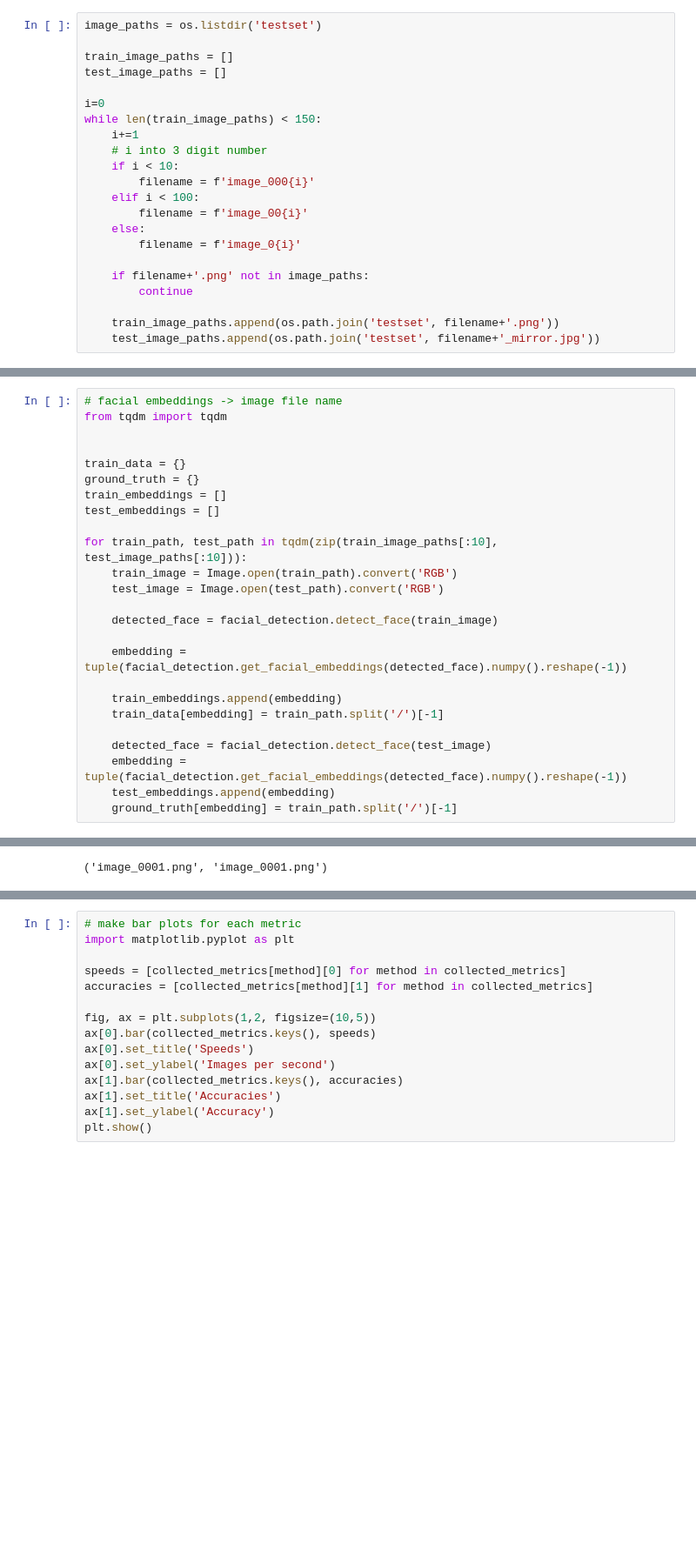
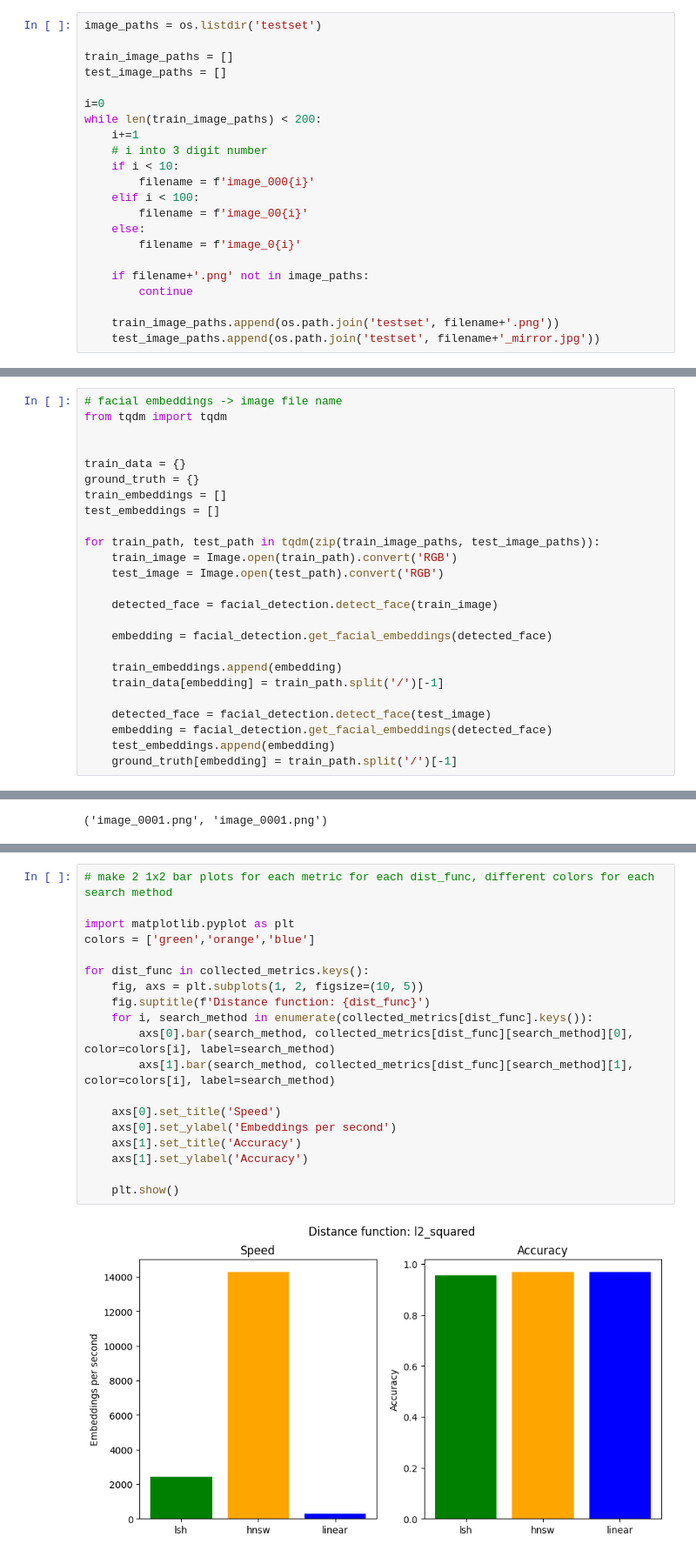
Before and after one commit to stephenh1220/intelligent-social-networking, a Jupyter notebook: testing/test_datatset_creation.ipynb, the cells around one changed output, grey strips where cells are left out. Shown at 87% size. Cells and saved outputs as stored; diff of their text form; blank space fills up the shorter version.

```diff
--- a/testing/test_datatset_creation.ipynb
+++ b/testing/test_datatset_creation.ipynb
@@ -12,7 +12,7 @@ train_image_paths = []
 test_image_paths = []
 
 i=0
-while len(train_image_paths) < 150:
+while len(train_image_paths) < 200:
     i+=1
     # i into 3 digit number
     if i < 10:
@@ -60,19 +58,19 @@ ground_truth = {}
 train_embeddings = []
 test_embeddings = []
 
-for train_path, test_path in tqdm(zip(train_image_paths[:10], test_image_paths[:10])):
+for train_path, test_path in tqdm(zip(train_image_paths, test_image_paths)):
     train_image = Image.open(train_path).convert('RGB')
     test_image = Image.open(test_path).convert('RGB')
 
     detected_face = facial_detection.detect_face(train_image)
 
-    embedding = tuple(facial_detection.get_facial_embeddings(detected_face).numpy().reshape(-1))
+    embedding = facial_detection.get_facial_embeddings(detected_face)
 
     train_embeddings.append(embedding)
     train_data[embedding] = train_path.split('/')[-1]
 
     detected_face = facial_detection.detect_face(test_image)
-    embedding = tuple(facial_detection.get_facial_embeddings(detected_face).numpy().reshape(-1))
+    embedding = facial_detection.get_facial_embeddings(detected_face)
     test_embeddings.append(embedding)
     ground_truth[embedding] = train_path.split('/')[-1]
 # %%
@@ -117,15 +135,21 @@ AttributeError: 'LSHash' object has no attribute 'buckets'
 # %%
-# make bar plots for each metric
+# make 2 1x2 bar plots for each metric for each dist_func, different colors for each search method
+
 import matplotlib.pyplot as plt
+colors = ['green','orange','blue']
 
-speeds = [collected_metrics[method][0] for method in collected_metrics]
-accuracies = [collected_metrics[method][1] for method in collected_metrics]
+for dist_func in collected_metrics.keys():
+    fig, axs = plt.subplots(1, 2, figsize=(10, 5))
+    fig.suptitle(f'Distance function: {dist_func}')
+    for i, search_method in enumerate(collected_metrics[dist_func].keys()):
+        axs[0].bar(search_method, collected_metrics[dist_func][search_method][0], color=colors[i], label=search_method)
+        axs[1].bar(search_method, collected_metrics[dist_func][search_method][1], color=colors[i], label=search_method)
 
-fig, ax = plt.subplots(1,2, figsize=(10,5))
-ax[0].bar(collected_metrics.keys(), speeds)
-ax[0].set_title('Speeds')
-ax[0].set_ylabel('Images per second')
-ax[1].bar(collected_metrics.keys(), accuracies)
-ax[1].set_title('Accuracies')
-ax[1].set_ylabel('Accuracy')
-plt.show()
+    axs[0].set_title('Speed')
+    axs[0].set_ylabel('Embeddings per second')
+    axs[1].set_title('Accuracy')
+    axs[1].set_ylabel('Accuracy')
+
+    plt.show()
+# %% [output]
+[figure, added]
```
Also changed, not shown: parts of 5 cells of this notebook, 1 other file.
